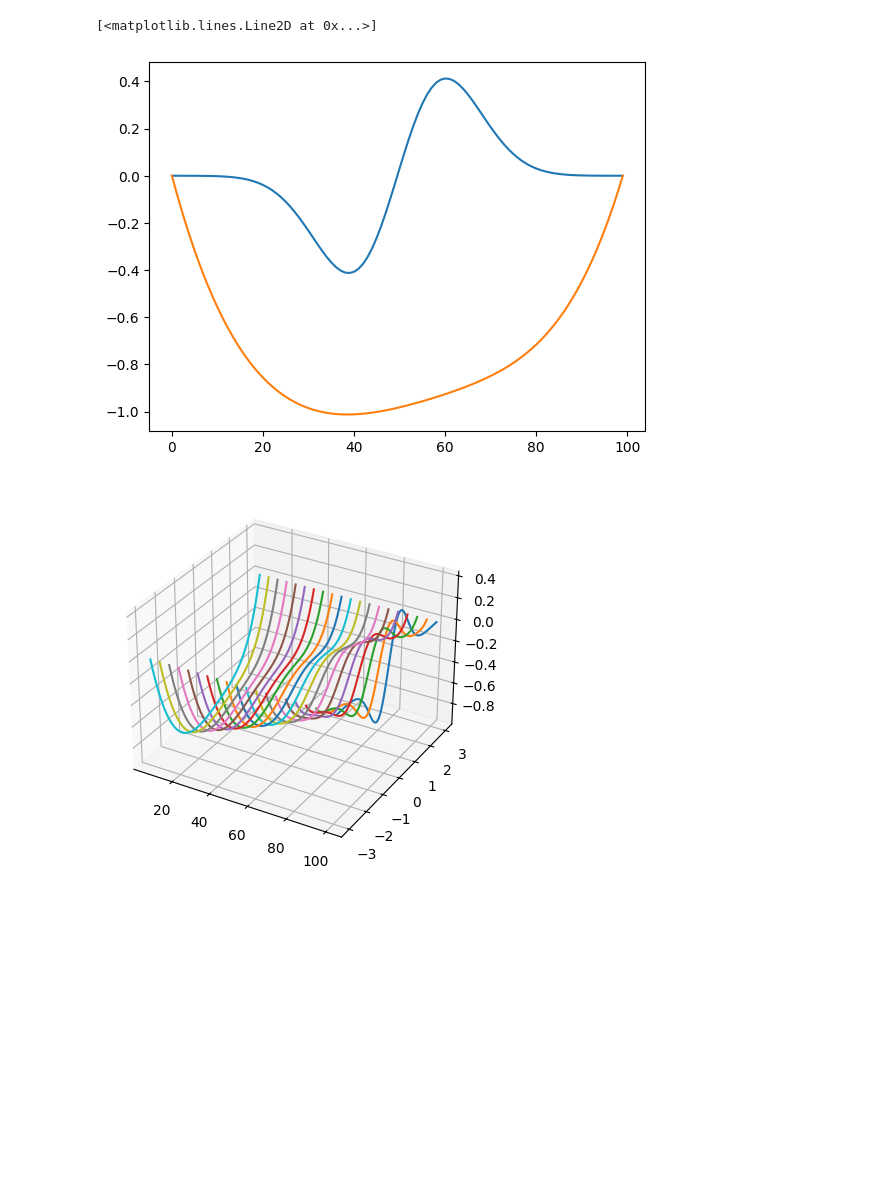
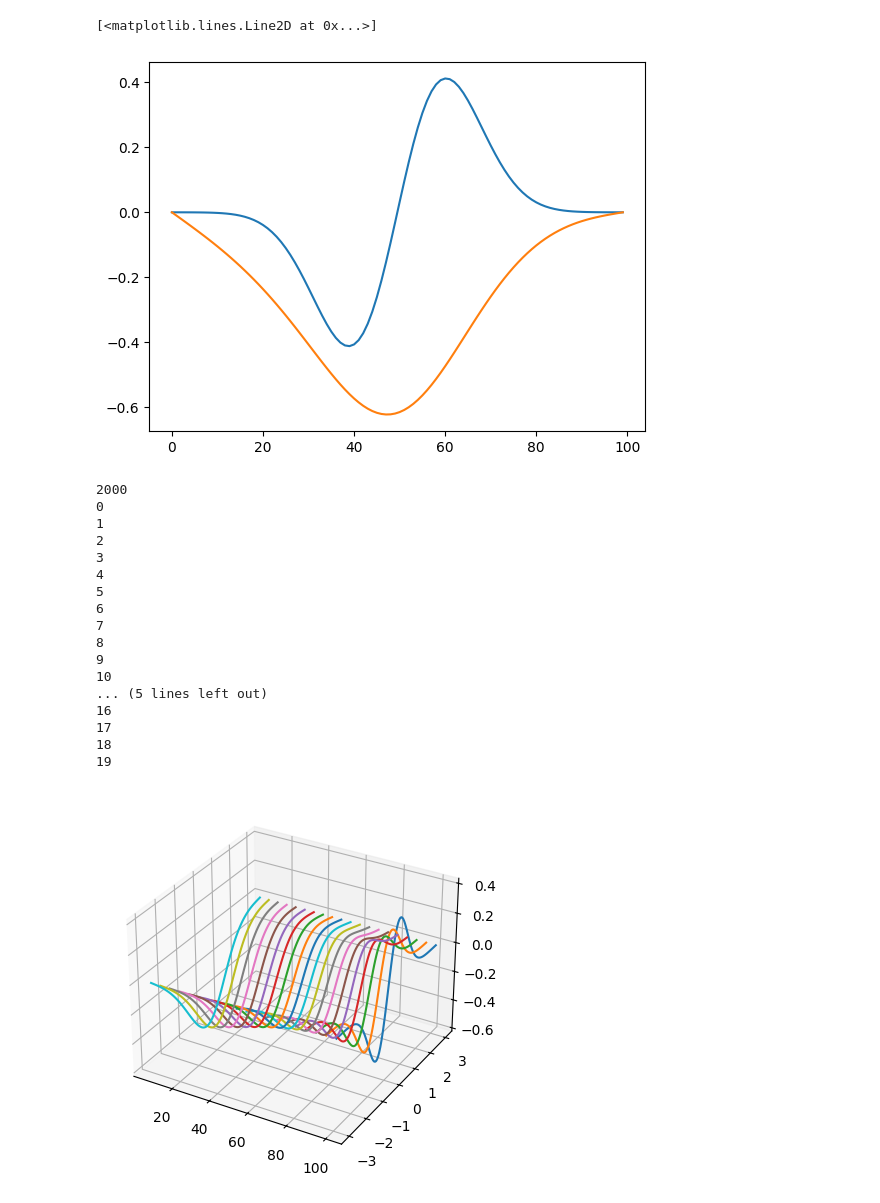
Before and after one commit to slrodini/nn_example, a Jupyter notebook: Code/lecture_1/HeatEquation.ipynb, the cells around one changed output. Saved outputs shown, nothing was run; the diff lists cells and outputs as text; code cells hidden in the pictures; blank space fills up the shorter version.

```diff
--- a/Code/lecture_1/HeatEquation.ipynb
+++ b/Code/lecture_1/HeatEquation.ipynb
@@ -23,7 +23,7 @@ def driving(n, xmin, xmax, dx, t):
     # Caveats: keep the range as is.
     for i in range(1, n-1):
         x = xmin + i * dx
-        v[i] = 1
+        v[i] = 1 * np.exp(-x*x)
     # -----------------------
     return v
 
@@ -115,22 +115,55 @@ sol = RungeKutta(n, rk_h)
 # %%
 save_count = 100
 full_data = np.zeros((save_count+1, n))
+times = np.zeros(save_count+1)
 n_step = 10_000
 for t in range(n_step):
     if t % save_count == 0:
         j = t // save_count
         full_data[j] = np.copy(sol.u)
+        times[j] = sol.t
     sol.step4th()
 # %%
 plt.plot(sol.u0)
 plt.plot(sol.u)
 # %% [output]
 [<matplotlib.lines.Line2D at 0x...>]
-[figure, old version]
+[figure, new version]
 # %%
 ax = plt.figure().add_subplot(projection='3d')
+
+tmp = np.zeros((sol.x.shape[0] * 20, 3))
+print(tmp.shape[0])
+
 for i in range(0,save_count,5):
     norm = np.amax(np.abs(full_data[i,:]))
+
     ax.plot(sol.x, full_data[i,:], save_count+1-i, zdir='x')
+    j = i // 5
+    low = j * sol.x.shape[0]
+    high = (j+1) * sol.x.shape[0]
+    print(j)
+    tmp[low:high, 0] = times[i]
+    tmp[low:high, 1] = np.copy(sol.x)
+    tmp[low:high, 2] = np.copy(full_data[i, :])
+
+np.savetxt("data_heat_eq.dat", tmp, fmt="%.6e")
 # %% [output]
+2000
+0
+1
+2
+3
+4
+5
+6
+7
+8
+9
+10
+... (5 lines left out)
+16
+17
+18
+19
-[figure, old version]
+[figure, new version]
```
Also changed, not shown: 10 other files.
